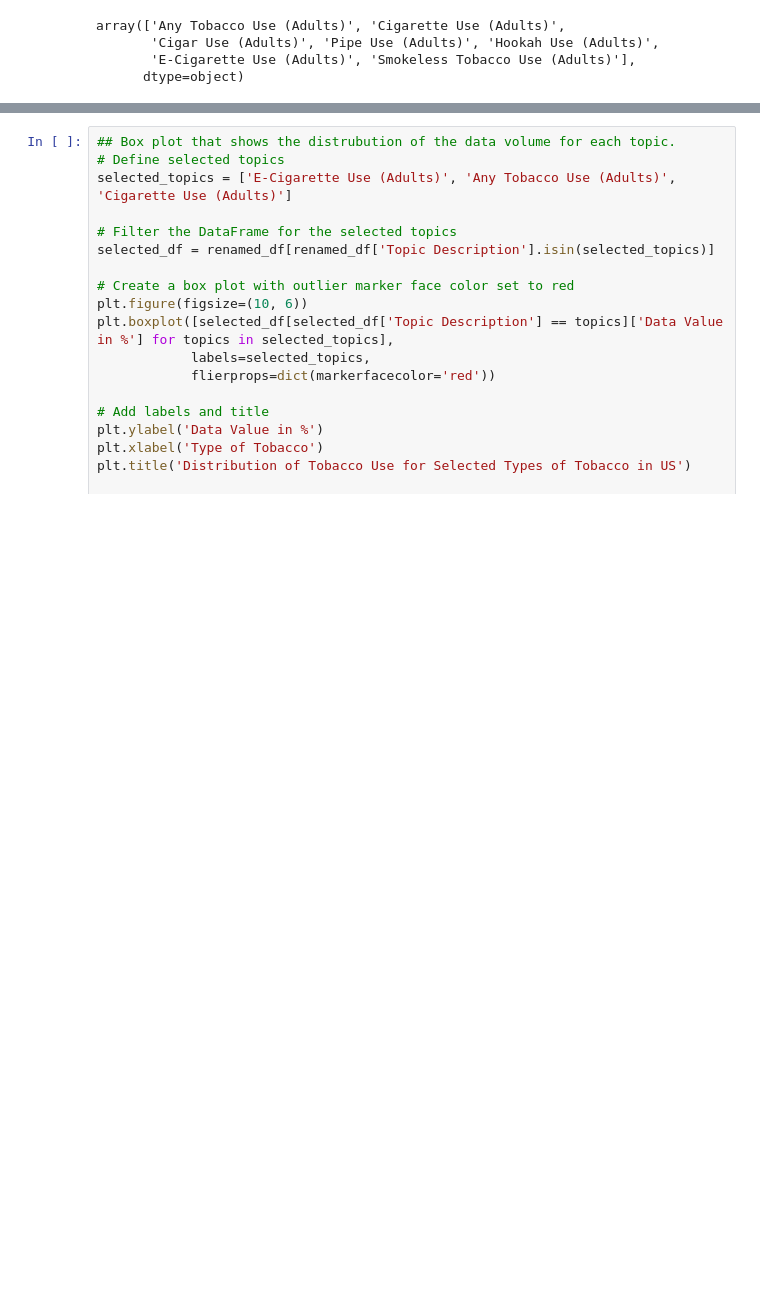
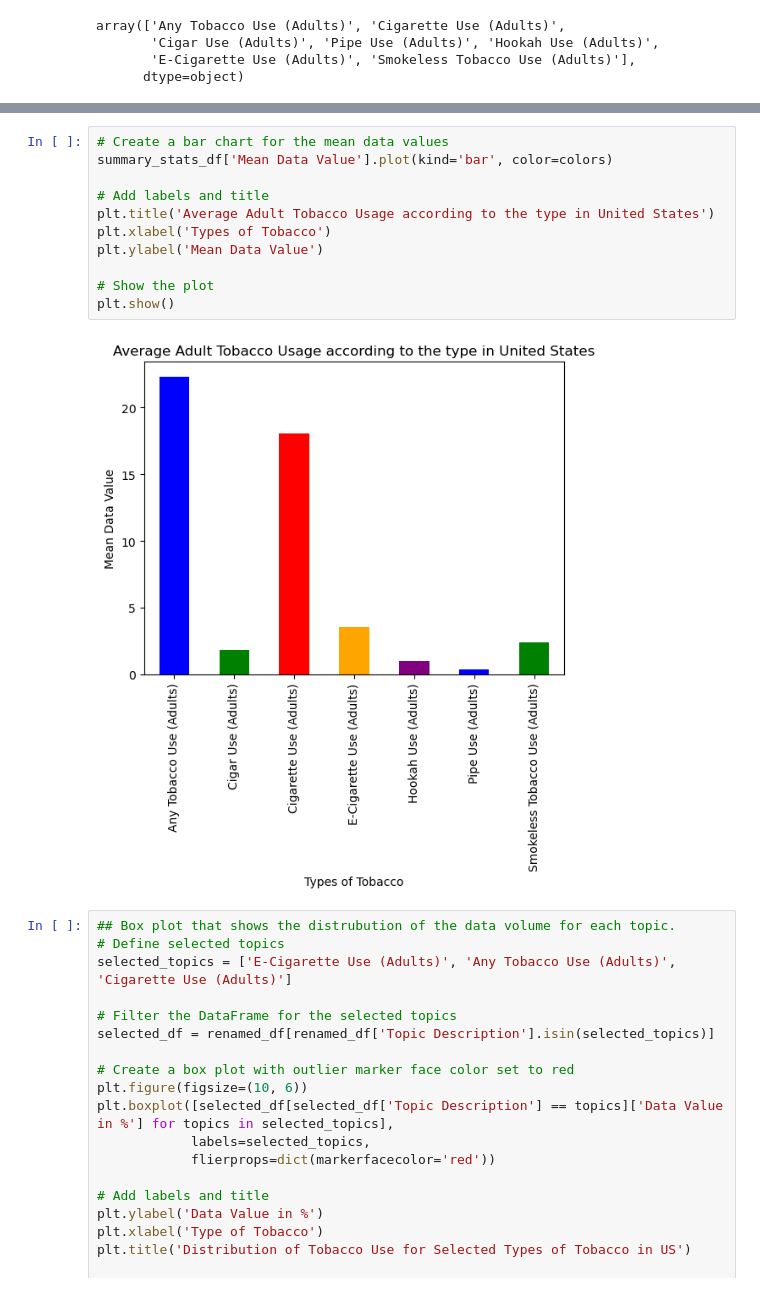
Before and after one commit to Sueraaa/project1-group5, a Jupyter notebook: Project_1/Code/National_Adult_Tobacco_Survey.ipynb, the cells around one changed output, grey strips where cells are left out. Saved outputs shown, nothing was run; the diff lists cells and outputs as text; blank space fills up the shorter version.

```diff
--- a/Project_1/Code/National_Adult_Tobacco_Survey.ipynb
+++ b/Project_1/Code/National_Adult_Tobacco_Survey.ipynb
@@ -388,6 +411,19 @@ summary_stats_df
 | Hookah Use (Adults) | 0.987500 | 0.7 | 0.861250 | 0.928036 | ... |
 | Pipe Use (Adults) | 0.383333 | 0.3 | 0.017667 | 0.132916 | ... |
 | Smokeless Tobacco Use (Adults) | 2.411765 | 2.4 | 1.781103 | 1.334580 | ... |
+# %%
+# Create a bar chart for the mean data values
+summary_stats_df['Mean Data Value'].plot(kind='bar', color=colors)
+
+# Add labels and title
+plt.title('Average Adult Tobacco Usage according to the type in United States')
+plt.xlabel('Types of Tobacco')
+plt.ylabel('Mean Data Value')
+
+# Show the plot
+plt.show()
+# %% [output]
+[figure, added]
 # %%
 ## Box plot that shows the distrubution of the data volume for each topic.
 # Define selected topics
```
Also changed, not shown: parts of 1 cell of this notebook, 2 other files.
